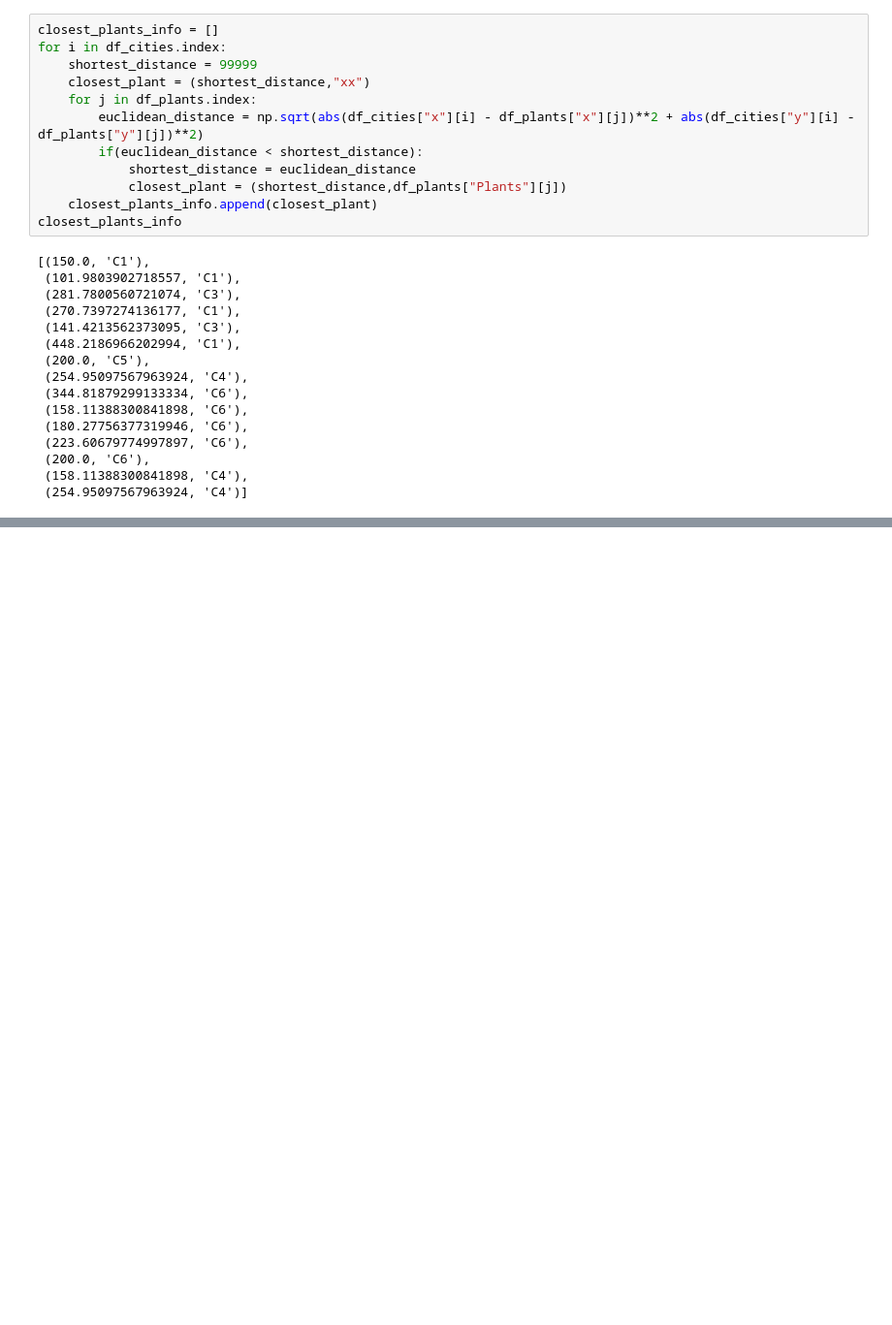
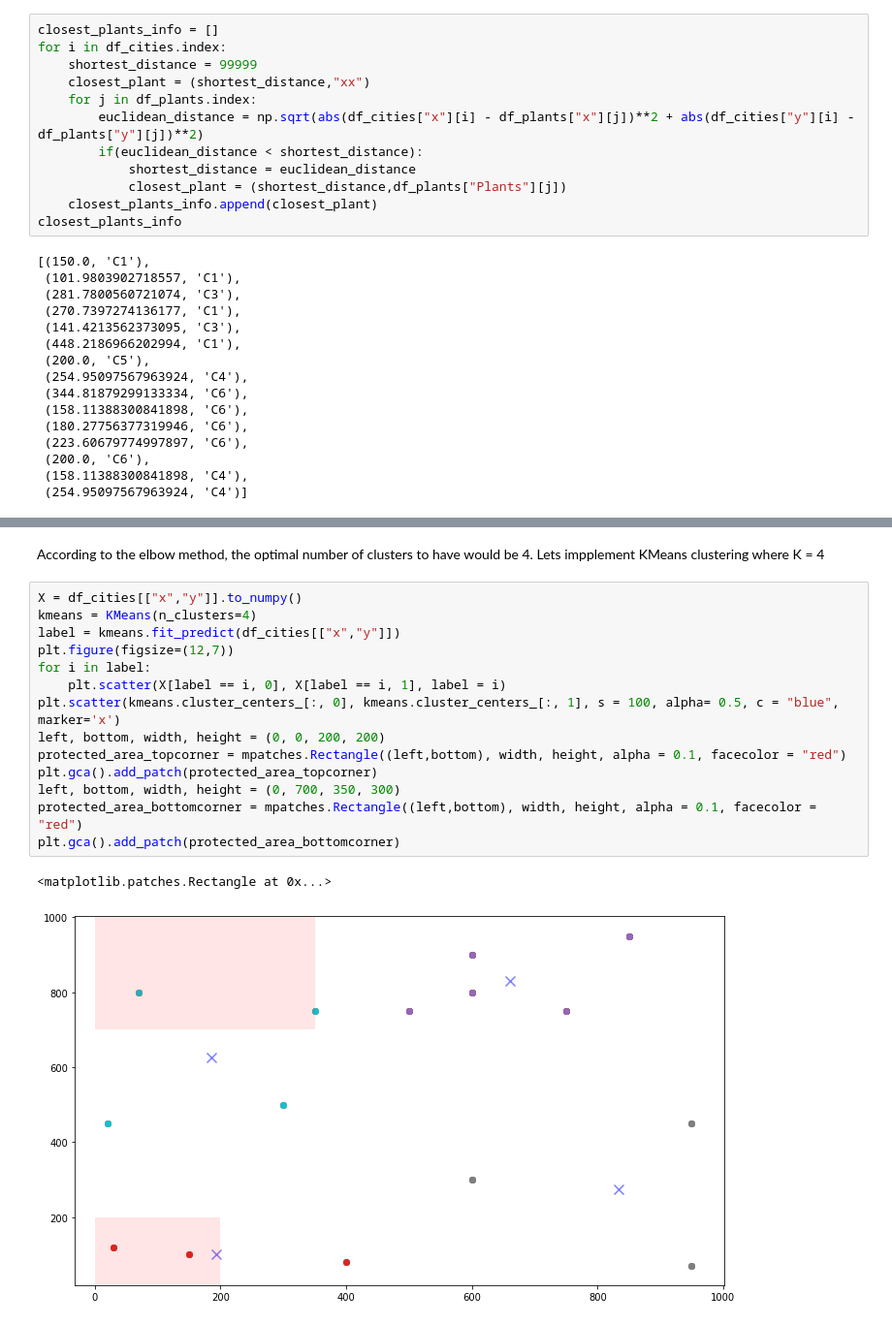
Before and after one commit to YavuzBozkurt/Electrical_Transportation_Network_Project, a Jupyter notebook: main.ipynb, the cells around one changed output, grey strips where cells are left out. Shown at 97% size. Cells and saved outputs as stored; diff of their text form; blank space fills up the shorter version.

```diff
--- a/main.ipynb
+++ b/main.ipynb
@@ -117,0 +134,19 @@ Clustering Algorithm
+# %% [markdown]
+According to the elbow method, the optimal number of clusters to have would be 4. Lets impplement KMeans clustering where K = 4
+# %%
+X = df_cities[["x","y"]].to_numpy()
+kmeans = KMeans(n_clusters=4)
+label = kmeans.fit_predict(df_cities[["x","y"]])
+plt.figure(figsize=(12,7))
+for i in label:
+    plt.scatter(X[label == i, 0], X[label == i, 1], label = i)
+plt.scatter(kmeans.cluster_centers_[:, 0], kmeans.cluster_centers_[:, 1], s = 100, alpha= 0.5, c = "blue", marker='x')
+left, bottom, width, height = (0, 0, 200, 200)
+protected_area_topcorner = mpatches.Rectangle((left,bottom), width, height, alpha = 0.1, facecolor = "red")
+plt.gca().add_patch(protected_area_topcorner)
+left, bottom, width, height = (0, 700, 350, 300)
+protected_area_bottomcorner = mpatches.Rectangle((left,bottom), width, height, alpha = 0.1, facecolor = "red")
+plt.gca().add_patch(protected_area_bottomcorner)
+# %% [output]
+<matplotlib.patches.Rectangle at 0x...>
+[figure, added]
```
Also changed, not shown: parts of 9 cells of this notebook.
